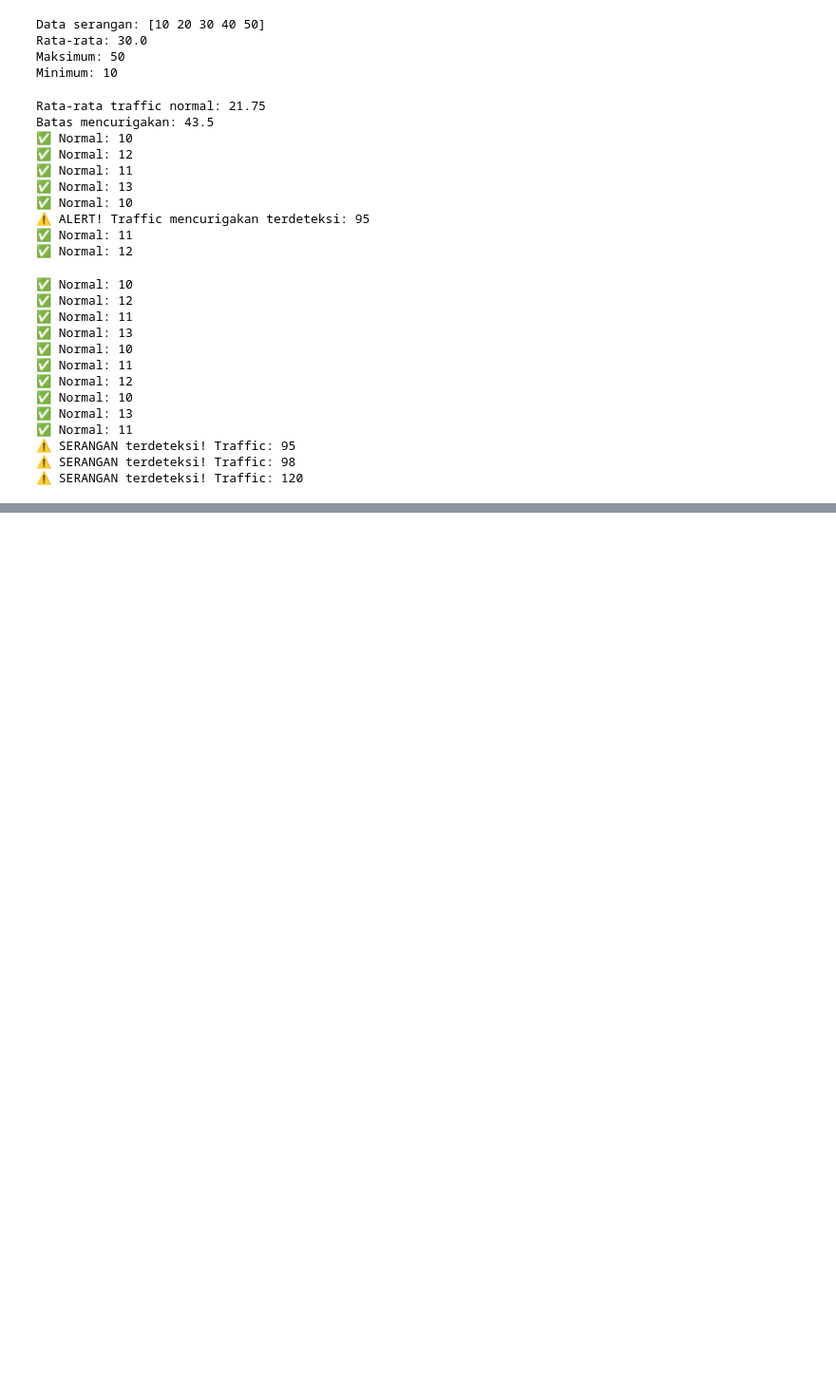
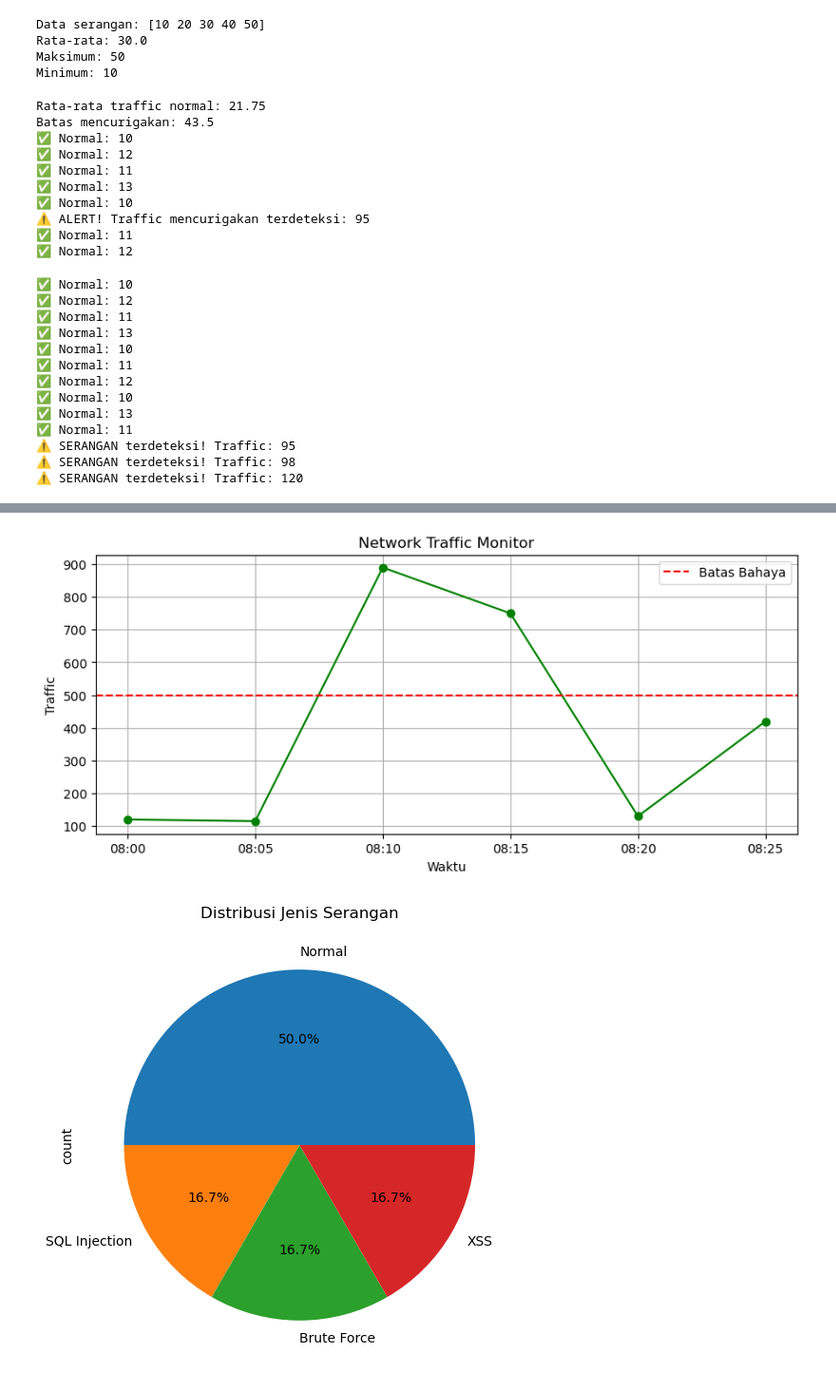
Before and after one commit to bibitfitriana23-max/ai-security-lab, a Jupyter notebook: AI_Security_Day1.ipynb, the cells around one changed output, grey strips where cells are left out. Shown at 95% size. Cells and saved outputs as stored; diff of their text form; code cells hidden in the pictures; blank space fills up the shorter version.

Commit message:
Add data analysis and visualization

```diff
--- a/AI_Security_Day1.ipynb
+++ b/AI_Security_Day1.ipynb
@@ -80,3 +80,19 @@ for i, (nilai, prediksi) in enumerate(zip(traffic, hasil)):
 ⚠️ SERANGAN terdeteksi! Traffic: 95
 ⚠️ SERANGAN terdeteksi! Traffic: 98
 ⚠️ SERANGAN terdeteksi! Traffic: 120
+# %%
+# Import Pandas - library wajib untuk AI Security!
+import pandas as pd
+import numpy as np
+
+# Buat data log serangan cyber
+data = {
+    'waktu': ['08:00', '08:05', '08:10', '08:15', '08:20', '08:25'],
+    'ip_address': ['192.168.1.1', '192.168.1.2', '10.0.0.1', '192.168.1.1', '172.16.0.1', '10.0.0.1'],
+    'jenis_serangan': ['Normal', 'Normal', 'SQL Injection', 'Brute Force', 'Normal', 'XSS'],
+    'traffic': [120, 115, 890, 750, 130, 420]
+}
+
+# Buat DataFrame (seperti tabel Excel tapi di Python!)
+df = pd.DataFrame(data)
+print(df)
@@ -82,0 +147,22 @@ for i, (nilai, prediksi) in enumerate(zip(traffic, hasil)):
+# %%
+import matplotlib.pyplot as plt
+
+# Grafik 1 - Traffic per waktu
+plt.figure(figsize=(10, 4))
+plt.plot(df['waktu'], df['traffic'], marker='o', color='green')
+plt.axhline(y=500, color='red', linestyle='--', label='Batas Bahaya')
+plt.title('Network Traffic Monitor')
+plt.xlabel('Waktu')
+plt.ylabel('Traffic')
+plt.legend()
+plt.grid(True)
+plt.show()
+
+# Grafik 2 - Pie chart jenis serangan
+plt.figure(figsize=(6, 6))
+df['jenis_serangan'].value_counts().plot(kind='pie', autopct='%1.1f%%')
+plt.title('Distribusi Jenis Serangan')
+plt.show()
+# %% [output]
+[figure, added]
+[figure, added]
```
Also changed, not shown: parts of 2 cells of this notebook.
